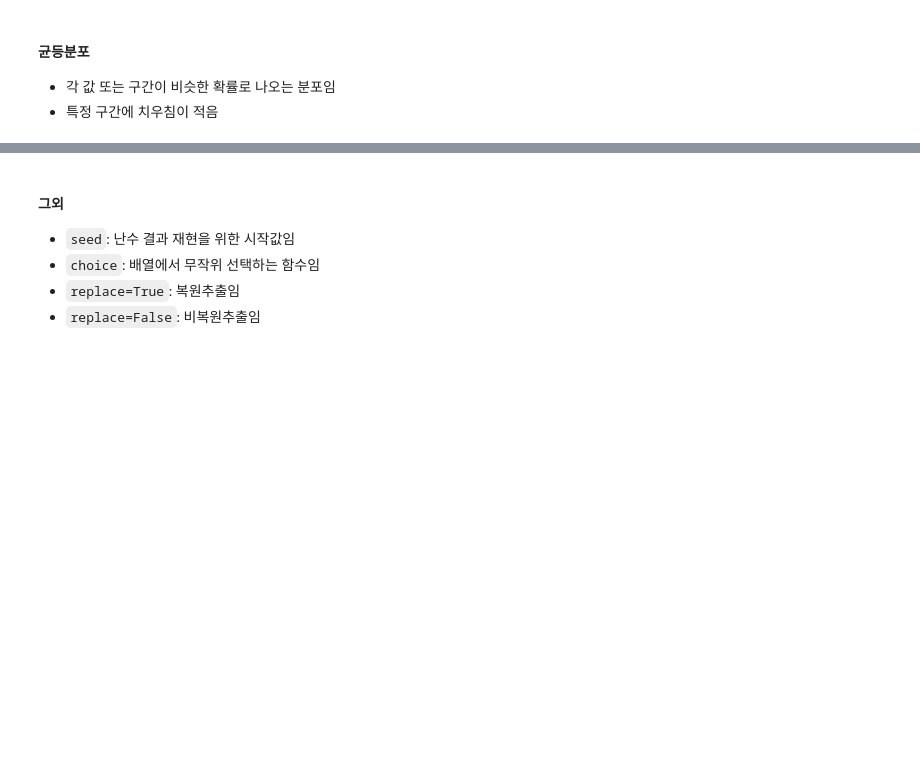
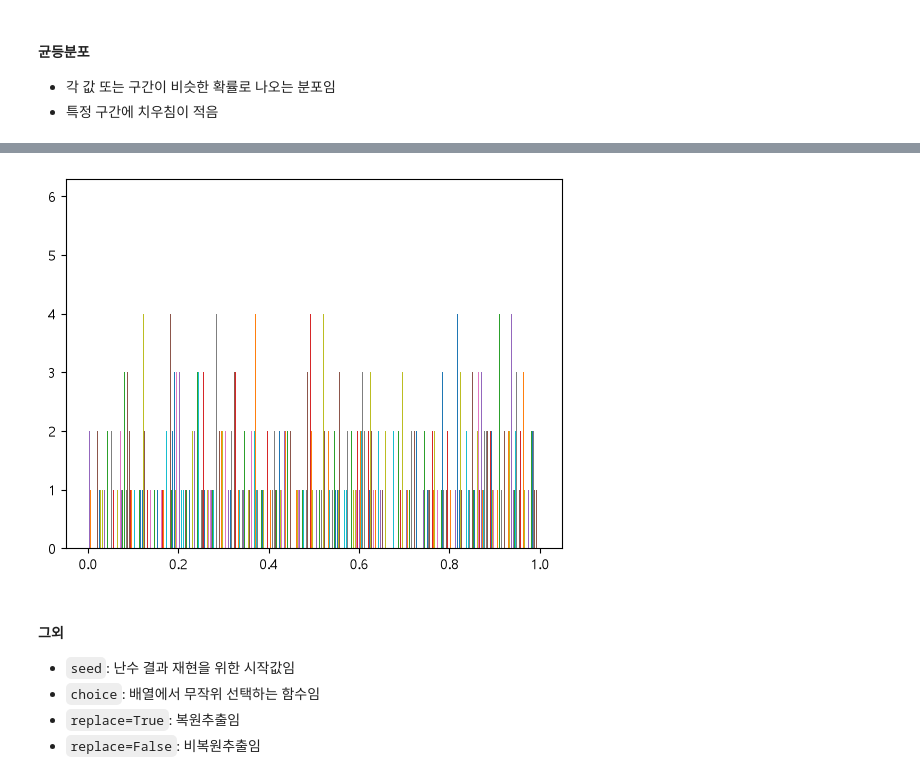
Before and after one commit to suhoo898-skn-33/05_data_analysis, a Jupyter notebook: 01_numpy/04_statistics.ipynb, the cells around one changed output, grey strips where cells are left out. Saved outputs shown, nothing was run; the diff lists cells and outputs as text; code cells hidden in the pictures; blank space fills up the shorter version.

```diff
--- a/01_numpy/04_statistics.ipynb
+++ b/01_numpy/04_statistics.ipynb
@@ -253,3 +405,10 @@ print("표준 편차: ", np.std(scores, ddof=1))
+# %%
+# np.random.rand(size) : 0 ~ 1 사이 균등분포 난수 생성
+arr = np.random.rand(100, 100)
+plt.hist(arr, bins=100)
+plt.show()
+# %% [output]
+[figure, added]
 # %% [markdown]
 #### 그외
 - `seed`: 난수 결과 재현을 위한 시작값임
```
Also changed, not shown: parts of 10 cells of this notebook.
